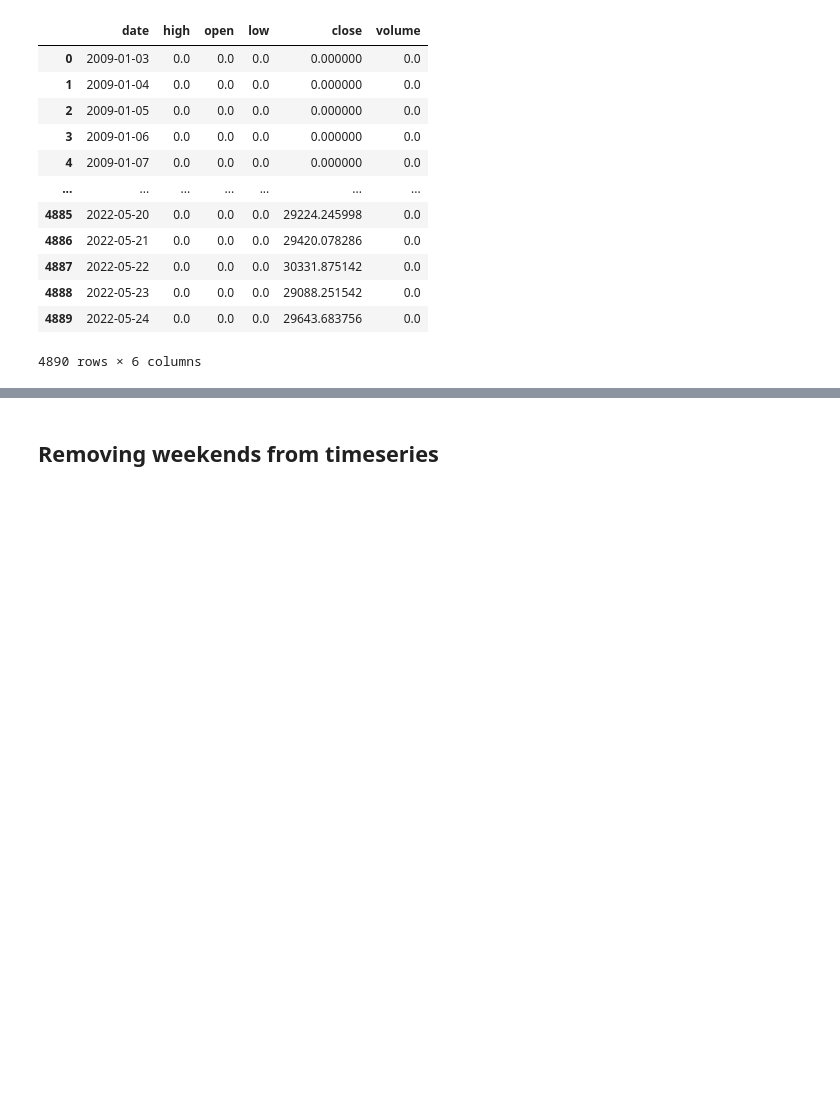
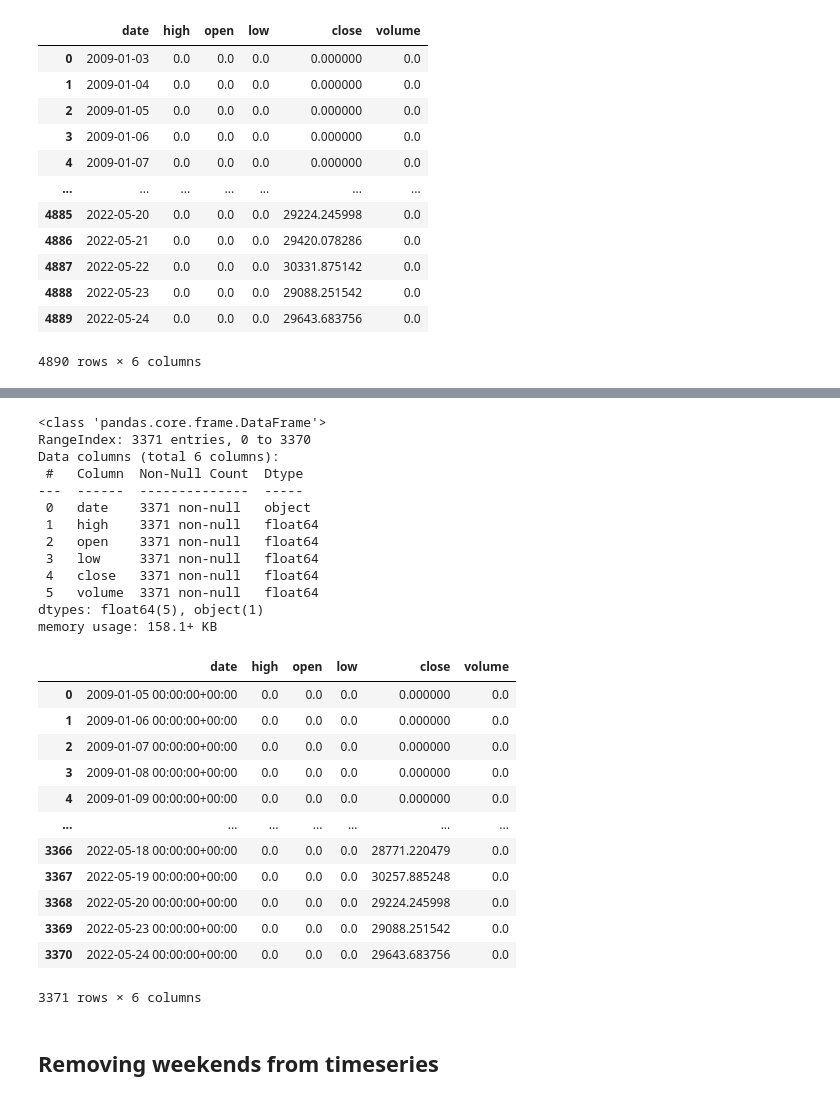
Before and after one commit to francoishcm/BackTesting, a Jupyter notebook: Zipline_Reloaded_BacktestEngine_7_05072022.ipynb, the cells around one changed output, grey strips where cells are left out. Cells and saved outputs as stored; diff of their text form; code cells hidden in the pictures; blank space fills up the shorter version.

```diff
--- a/Zipline_Reloaded_BacktestEngine_7_05072022.ipynb
+++ b/Zipline_Reloaded_BacktestEngine_7_05072022.ipynb
@@ -1372,7 +1358,34 @@ btc.to_csv('/content/drive/MyDrive/Colab Notebooks/My Project Folder/crypto/cryp
 # %%
 #Load final data to file to dataframe
-BITCOIN = pd.read_csv('/content/drive/MyDrive/Colab Notebooks/My Project Folder/crypto/crypto bundle/BITCOIN.csv')
+BITCOIN = pd.read_csv('/content/drive/MyDrive/Colab Notebooks/My Project Folder/crypto/crypto bundle/BITCOIN3.csv')
 
 BITCOIN.info()
 
 BITCOIN
+# %% [output]
+<class 'pandas.core.frame.DataFrame'>
+RangeIndex: 3371 entries, 0 to 3370
+Data columns (total 6 columns):
+ #   Column  Non-Null Count  Dtype
+---  ------  --------------  -----
+ 0   date    3371 non-null   object
+ 1   high    3371 non-null   float64
+ 2   open    3371 non-null   float64
+ 3   low     3371 non-null   float64
+ 4   close   3371 non-null   float64
+ 5   volume  3371 non-null   float64
+dtypes: float64(5), object(1)
+memory usage: 158.1+ KB
+|  | date | high | open | low | close | volume |
+| 0 | 2009-01-05 00:00:00+00:00 | 0.0 | 0.0 | 0.0 | 0.000000 | 0.0 |
+| 1 | 2009-01-06 00:00:00+00:00 | 0.0 | 0.0 | 0.0 | 0.000000 | 0.0 |
+| 2 | 2009-01-07 00:00:00+00:00 | 0.0 | 0.0 | 0.0 | 0.000000 | 0.0 |
+| 3 | 2009-01-08 00:00:00+00:00 | 0.0 | 0.0 | 0.0 | 0.000000 | 0.0 |
+| 4 | 2009-01-09 00:00:00+00:00 | 0.0 | 0.0 | 0.0 | 0.000000 | 0.0 |
+| ... | ... | ... | ... | ... | ... | ... |
+| 3366 | 2022-05-18 00:00:00+00:00 | 0.0 | 0.0 | 0.0 | 28771.220479 | 0.0 |
+| 3367 | 2022-05-19 00:00:00+00:00 | 0.0 | 0.0 | 0.0 | 30257.885248 | 0.0 |
+| 3368 | 2022-05-20 00:00:00+00:00 | 0.0 | 0.0 | 0.0 | 29224.245998 | 0.0 |
+| 3369 | 2022-05-23 00:00:00+00:00 | 0.0 | 0.0 | 0.0 | 29088.251542 | 0.0 |
+| 3370 | 2022-05-24 00:00:00+00:00 | 0.0 | 0.0 | 0.0 | 29643.683756 | 0.0 |
+3371 rows × 6 columns
```
Also changed, not shown: parts of 12 cells of this notebook.
